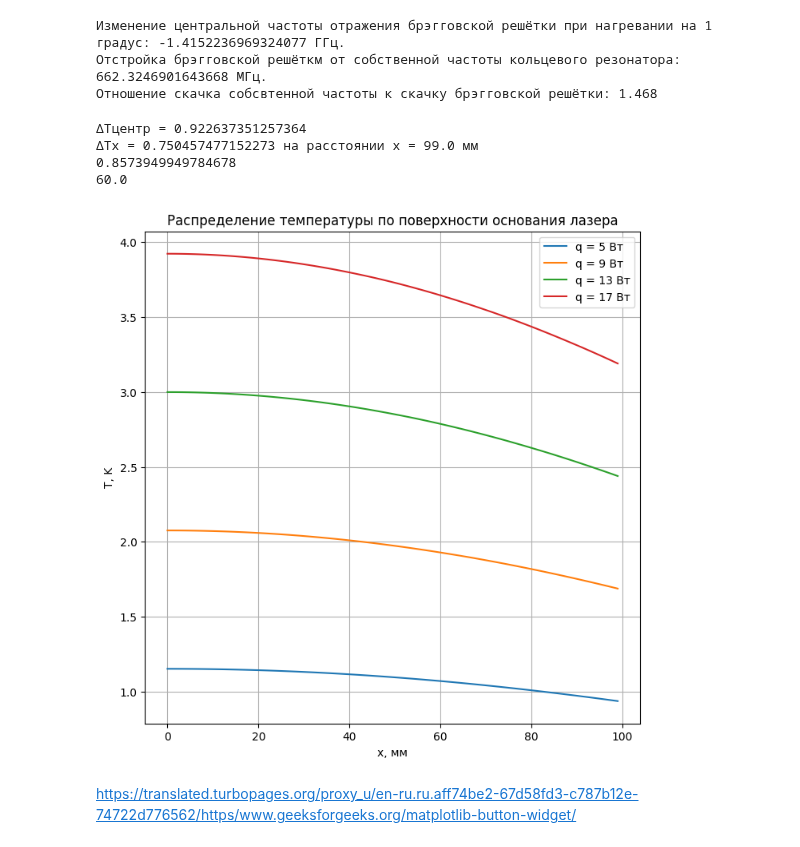
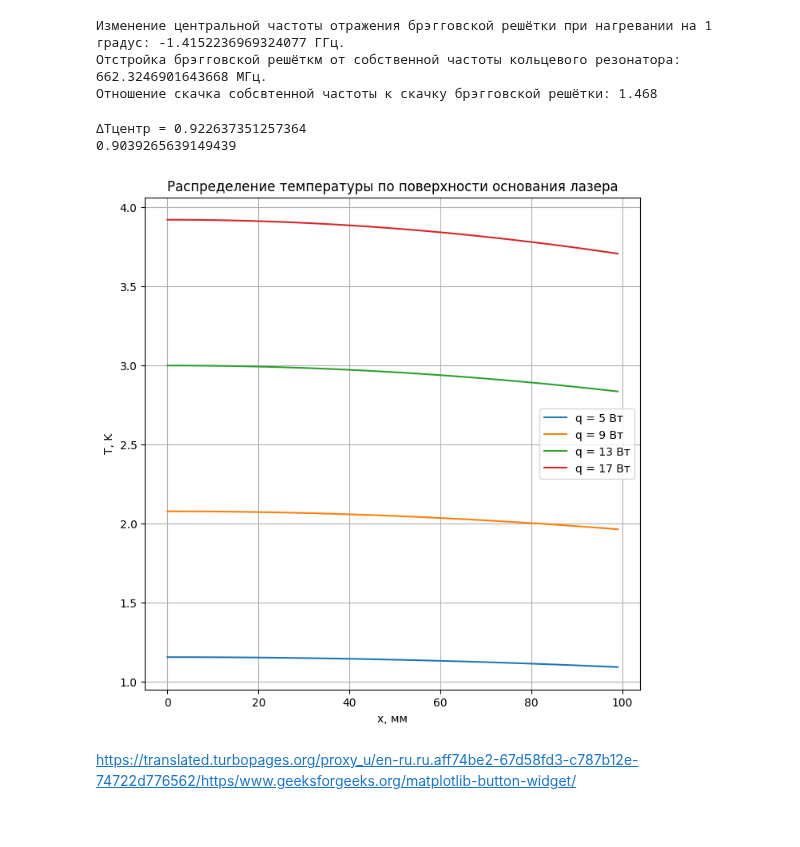
Before and after one commit to Orange-spearow/Finally_praktika, a Jupyter notebook: Термостабилизирование.ipynb, the cells around one changed output. Drawn from its saved outputs; the diff is of its cells as text; code cells hidden in the pictures.

```diff
--- a/Термостабилизирование.ipynb
+++ b/Термостабилизирование.ipynb
@@ -47,40 +47,39 @@ q = 5 # Мощность нагревательнго элемента
 q1 = 9
 q2 = 13
 q3 = 17
-alpha = 25.203377569430945 #Коэффициент поверхностной теплоотдачи
+alpha = 7.135262098915481#0.0#6.904804674339482#25.203377569430945 #Коэффициент поверхностной теплоотдачи
 cp =  2495040 #Удельная объемная теплоёмкость. Металла???
 delta = 3e-3 #Толщина основания узкополосного волоконного лазера
 lamba = 230 #Коэффициент теплопроводности металла. Уточнить? Какой сплав?
 a = 8.418e-5 #Коэффициент температуропроводности металла
 b = 2 * alpha / (cp * delta) #Коэффициент температуроотдачи
 x = np.linspace(0, 99, 100)
 def deltaT(q):
     return q / (2 * math.pi * lamba * delta) * j0((x*1e-3) * (b/a)**0.5)
 #deltaT = q / (2 * math.pi * lamba * delta) * j0((x*1e-3) * (b/a)**0.5)
 plt.figure(figsize = (8,8))
 plt.plot(x , deltaT(q), label = 'q = 5 Вт')
 plt.plot(x , deltaT(q1), label = 'q = 9 Вт')
 plt.plot(x , deltaT(q2), label = 'q = 13 Вт')
 plt.plot(x , deltaT(q3), label = 'q = 17 Вт')
 print("ΔTцентр =", deltaT(q2)[0]- deltaT(q1)[0])
 for i in range(len(x)):
-    if (1.24 * (deltaT(q2)[i] - deltaT(q1)[i]) - (deltaT(q2)[0]- deltaT(q1)[0])) <= 1e-2:
+    if (1.24 * (deltaT(q2)[i] - deltaT(q1)[i]) - (deltaT(q2)[0]- deltaT(q1)[0])) <= 1e-1:
         print("ΔTx =",deltaT(q2)[i] - deltaT(q1)[i], "на расстоянии x =",x[i],"мм")
 print(deltaT(q2)[60] - deltaT(q1)[60])
-print(x[60])
+#print(x[60])
+#print(deltaT(q)[0])
 plt.xlabel('x, мм')
 plt.ylabel('T, K')
 plt.title('Распределение температуры по поверхности основания лазера')
 plt.grid()
 plt.legend()
 #plt.figure()
 plt.show()
 # %% [output]
 ΔTцентр = 0.922637351257364
-ΔTx = 0.750457477152273 на расстоянии x = 99.0 мм
-0.8573949949784678
-60.0
+0.9039265639149439
-[figure, old version]
+[figure, new version]
 # %% [markdown]
 https://translated.turbopages.org/proxy_u/en-ru.ru.aff74be2-67d58fd3-c787b12e-74722d776562/https/www.geeksforgeeks.org/matplotlib-button-widget/
 # %%
```
Also changed, not shown: parts of 4 cells of this notebook.
